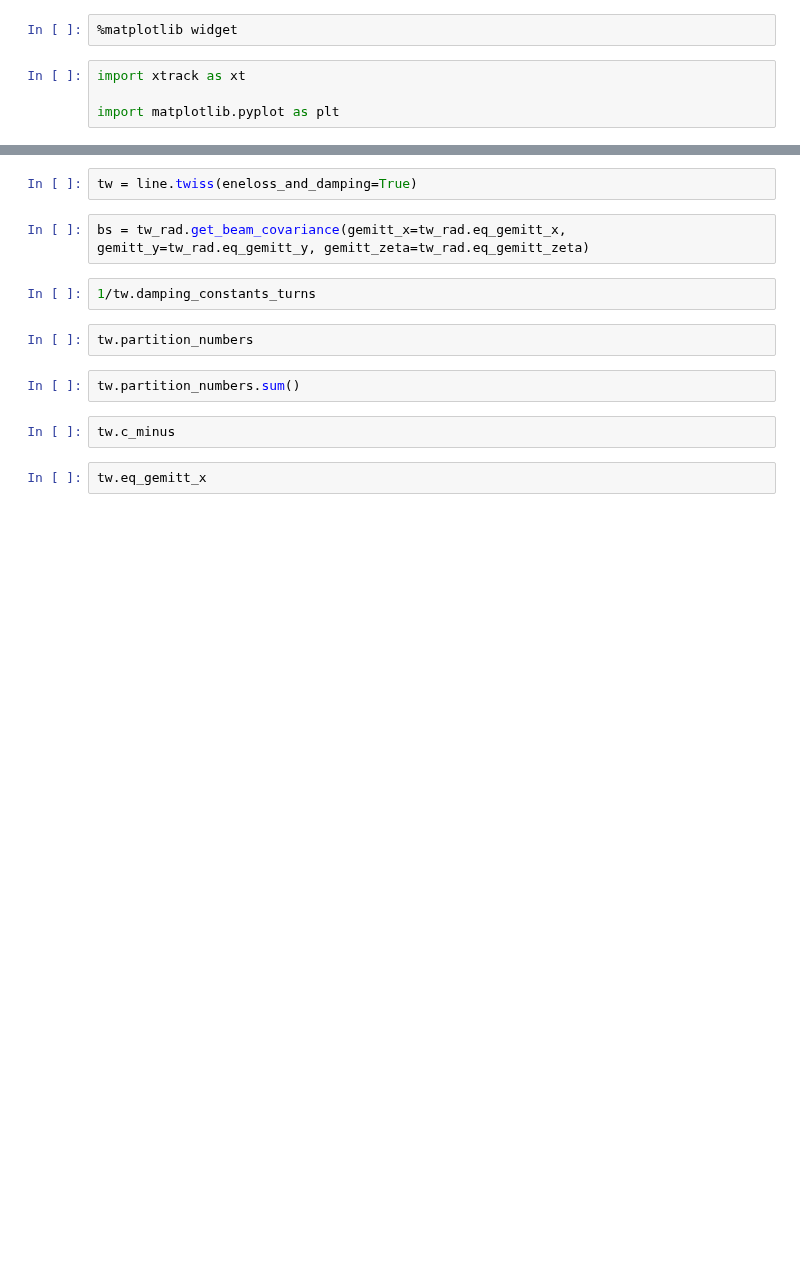
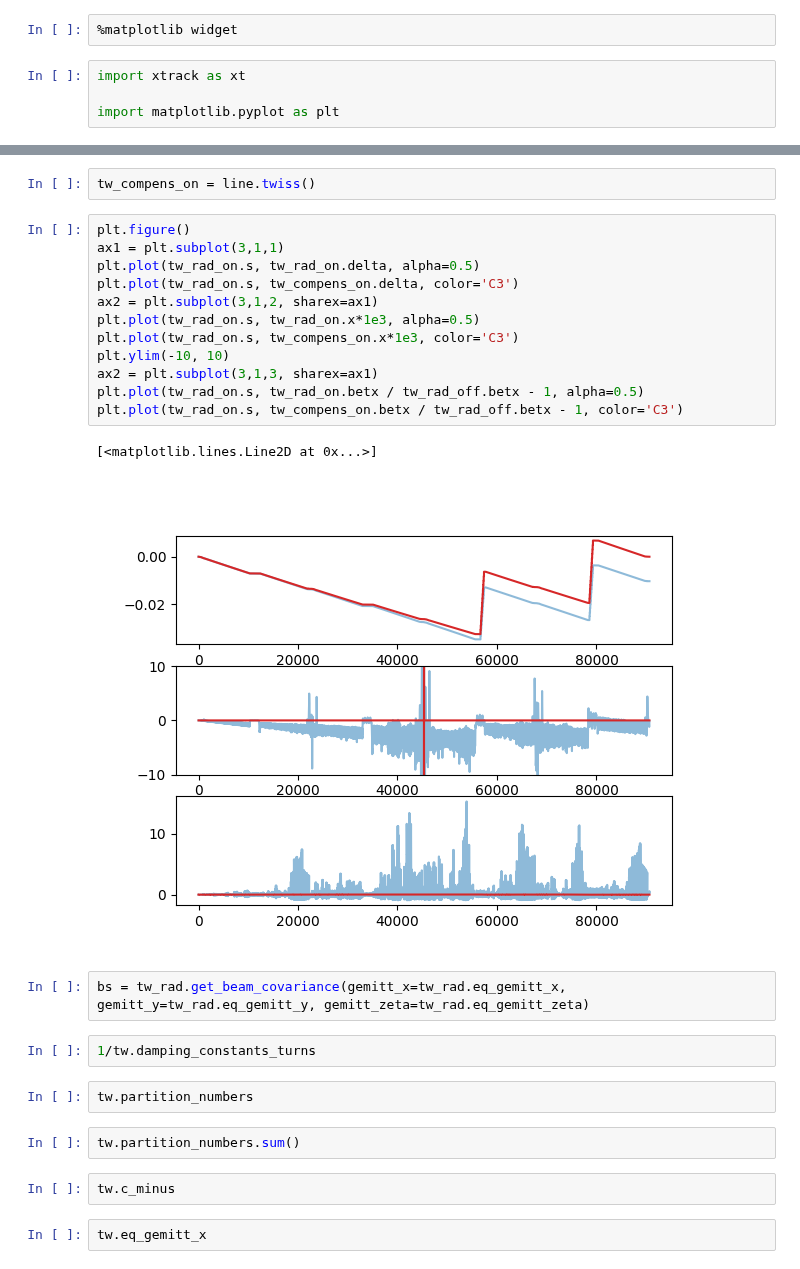
Before and after one commit to xsuite/tutorial_abp_demo, a Jupyter notebook: notebook_01_fccee_radiation.ipynb, the cells around one changed output, grey strips where cells are left out. Cells and saved outputs as stored; diff of their text form; blank space fills up the shorter version.

```diff
--- a/notebook_01_fccee_radiation.ipynb
+++ b/notebook_01_fccee_radiation.ipynb
@@ -48,5 +58,20 @@ Found suitable prebuilt kernel `only_xtrack_with_synrad_kick_as_co`.
 # %%
-tw = line.twiss(eneloss_and_damping=True)
+tw_compens_on = line.twiss()
+# %%
+plt.figure()
+ax1 = plt.subplot(3,1,1)
+plt.plot(tw_rad_on.s, tw_rad_on.delta, alpha=0.5)
+plt.plot(tw_rad_on.s, tw_compens_on.delta, color='C3')
+ax2 = plt.subplot(3,1,2, sharex=ax1)
+plt.plot(tw_rad_on.s, tw_rad_on.x*1e3, alpha=0.5)
+plt.plot(tw_rad_on.s, tw_compens_on.x*1e3, color='C3')
+plt.ylim(-10, 10)
+ax2 = plt.subplot(3,1,3, sharex=ax1)
+plt.plot(tw_rad_on.s, tw_rad_on.betx / tw_rad_off.betx - 1, alpha=0.5)
+plt.plot(tw_rad_on.s, tw_compens_on.betx / tw_rad_off.betx - 1, color='C3')
+# %% [output]
+[<matplotlib.lines.Line2D at 0x...>]
+[figure, added]
 # %%
 bs = tw_rad.get_beam_covariance(gemitt_x=tw_rad.eq_gemitt_x, gemitt_y=tw_rad.eq_gemitt_y, gemitt_zeta=tw_rad.eq_gemitt_zeta)
 # %%
```
Also changed, not shown: parts of 6 cells of this notebook.
